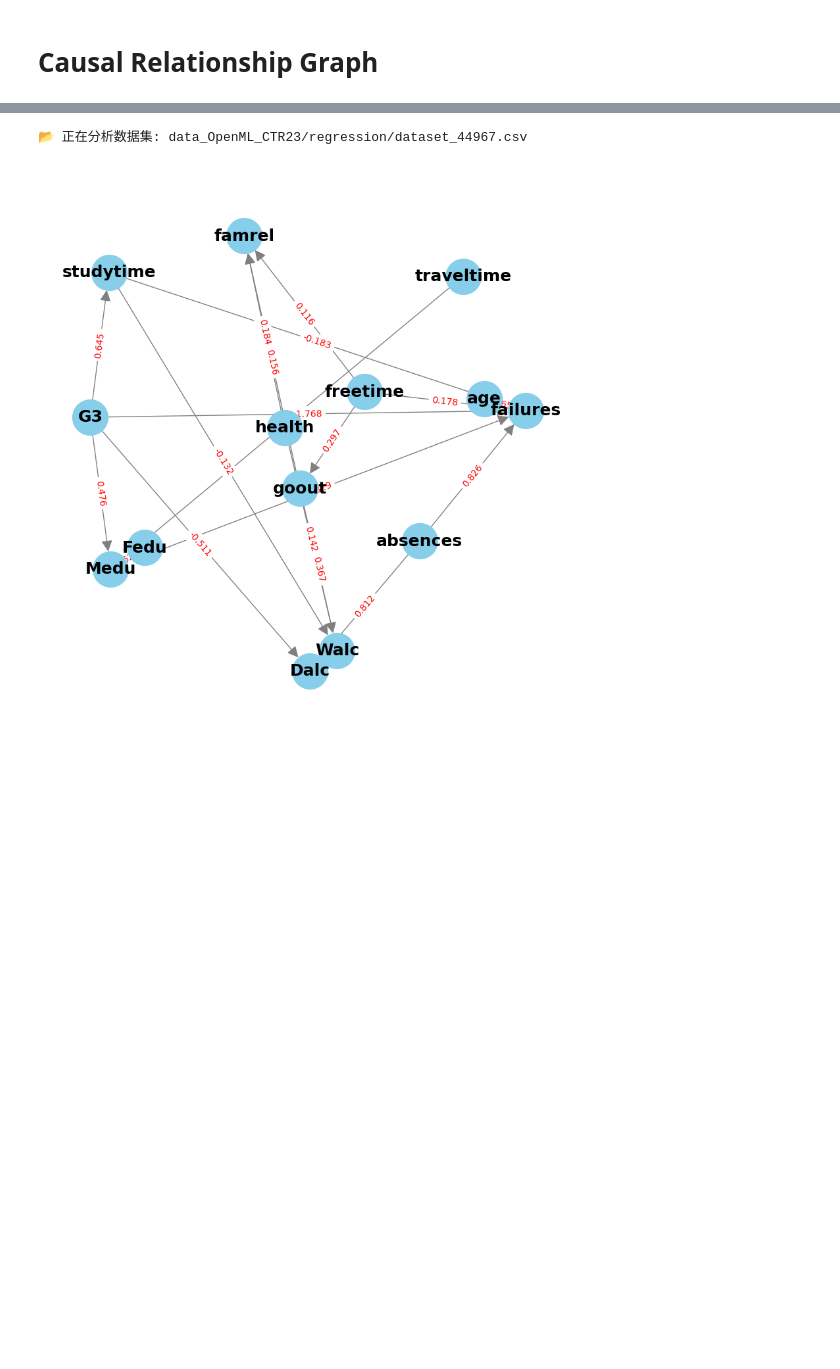
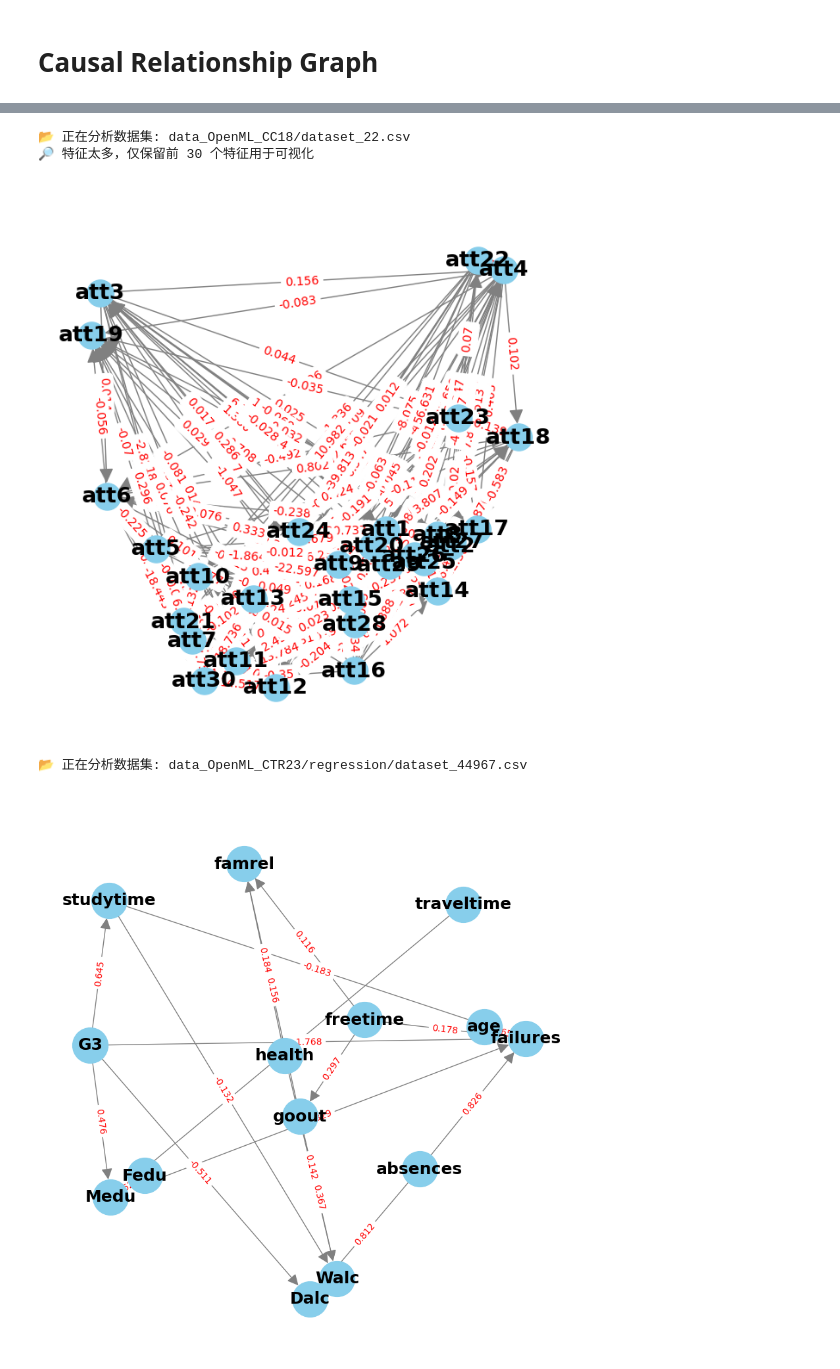
Before and after one commit to SavannahSun/Tab_TEST, a Jupyter notebook: causual.ipynb, the cells around one changed output, grey strips where cells are left out. Cells and saved outputs as stored; diff of their text form; code cells hidden in the pictures; blank space fills up the shorter version.

```diff
--- a/causual.ipynb
+++ b/causual.ipynb
@@ -68,3 +79,9 @@ def analyze_causal_relationships(csv_path, threshold=0.1, max_features=15):
+# %%
+analyze_causal_relationships("data_OpenML_CC18/dataset_22.csv")
+# %% [output]
+📂 正在分析数据集: data_OpenML_CC18/dataset_22.csv
+🔎 特征太多，仅保留前 30 个特征用于可视化
+[figure, added]
 # %%
 analyze_causal_relationships("data_OpenML_CTR23/regression/dataset_44967.csv")
 # %% [output]
```
Also changed, not shown: parts of 3 cells of this notebook, 10 other files.
